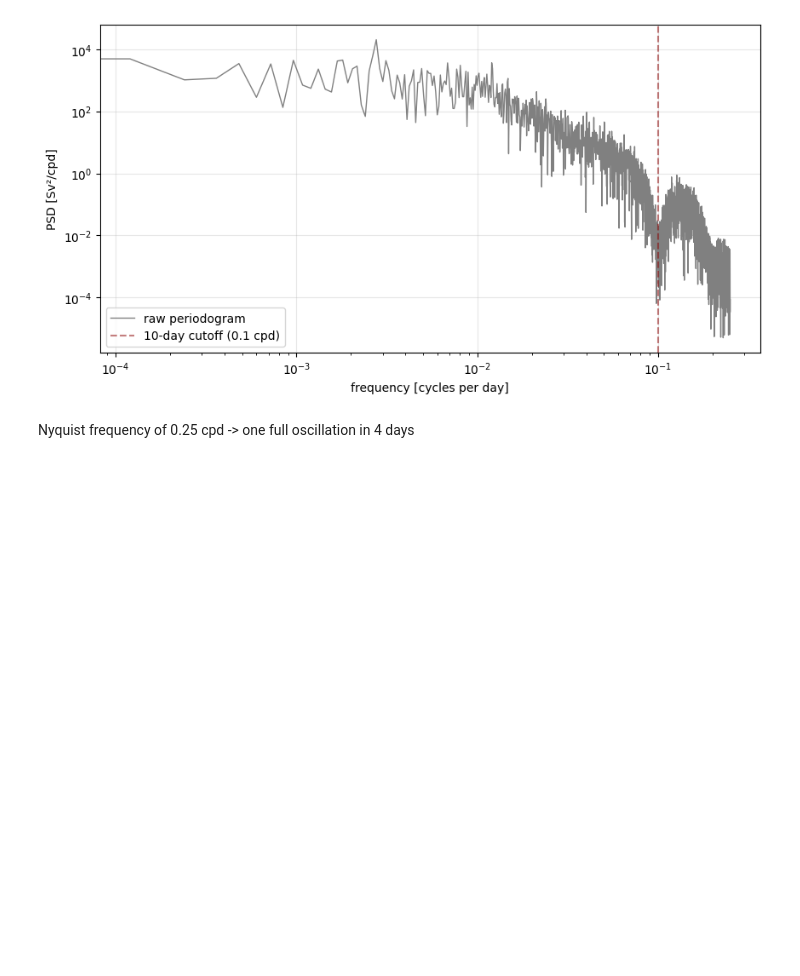
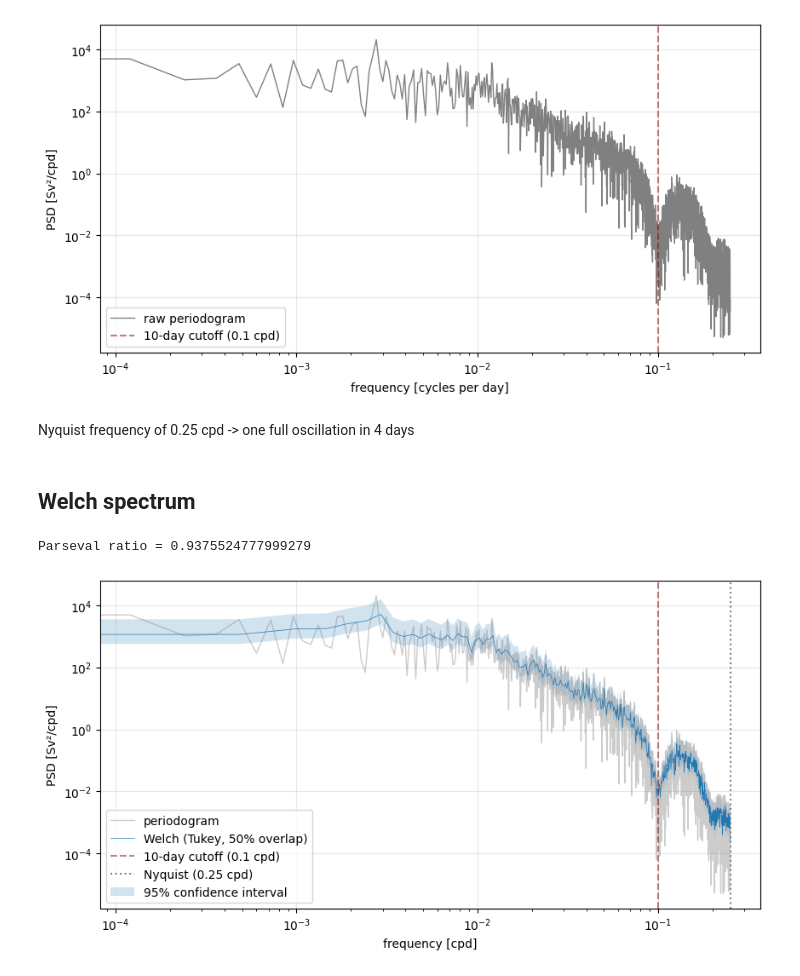
Before and after one commit to stine-fohrmann/data-analysis-assignment1, a Jupyter notebook: notebooks/assignment1.ipynb, the cells around one changed output. Drawn from its saved outputs; the diff is of its cells as text; code cells hidden in the pictures; blank space fills up the shorter version.

Commit message:
add welch

```diff
--- a/notebooks/assignment1.ipynb
+++ b/notebooks/assignment1.ipynb
@@ -163,3 +160,57 @@ Parseval ratio = 1.0099534998720099
 [figure]
 # %% [markdown]
 Nyquist frequency of 0.25 cpd -> one full oscillation in 4 days
+# %% [markdown]
+## Welch spectrum
+# %%
+%autoreload
+from amoc_analysis.spectra_filtering.spectra import welch_psd
+from scipy.stats import chi2
+
+# Specify segment length
+segment_length=1024
+
+# Compute Welch spectrum
+f_welch, psd_welch = welch_psd(
+    x=moc_filled,
+    dt_days=dt_days,
+    # window='hann',
+    window='tukey',
+    # window='boxcar',
+    segment_length=segment_length)
+
+# Compute confidence intervals
+K = 5           # confidence band
+dof = 2 * K     # degrees of freedom
+lo = dof / chi2.ppf(0.975, dof)
+hi = dof / chi2.ppf(0.025, dof)
+
+
+# Make figure
+fig = plt.figure(figsize=(10,5))
+
+# Plot periodogram
+plt.loglog(f_period, psd_period, lw=1, c='grey', alpha=0.4, label='periodogram')
+# Plot Welch spectrum
+plt.loglog(f_welch, psd_welch, lw=0.5, c='tab:blue', alpha=1, label='Welch (Tukey, 50% overlap)')
+# Highlight 10 day cutoff
+plt.axvline(x=0.1, c='darkred', ls='dashed', alpha=0.5, label='10-day cutoff (0.1 cpd)')
+# Highlight Nyquist frequency
+plt.axvline(x=f_N, c='grey', ls='dotted', alpha=1, label='Nyquist (0.25 cpd)')
+
+# PLot confidence interval around Welch
+plt.fill_between(f_welch, psd_welch*lo, psd_welch*hi, alpha=0.2, label='95% confidence interval')
+
+# Fig settings
+plt.grid(alpha=0.3)
+plt.legend()
+plt.ylabel('PSD [Sv²/cpd]')
+plt.xlabel('frequency [cpd]')
+
+# Save and show
+plt.savefig('../plots/welch.png', bbox_inches='tight')
+plt.savefig('../plots/welch.pdf', bbox_inches='tight')
+plt.show()
+# %% [output]
+Parseval ratio = 0.9375524777999279
+[figure, added]
```
Also changed, not shown: parts of 1 cell of this notebook, 2 other files.
